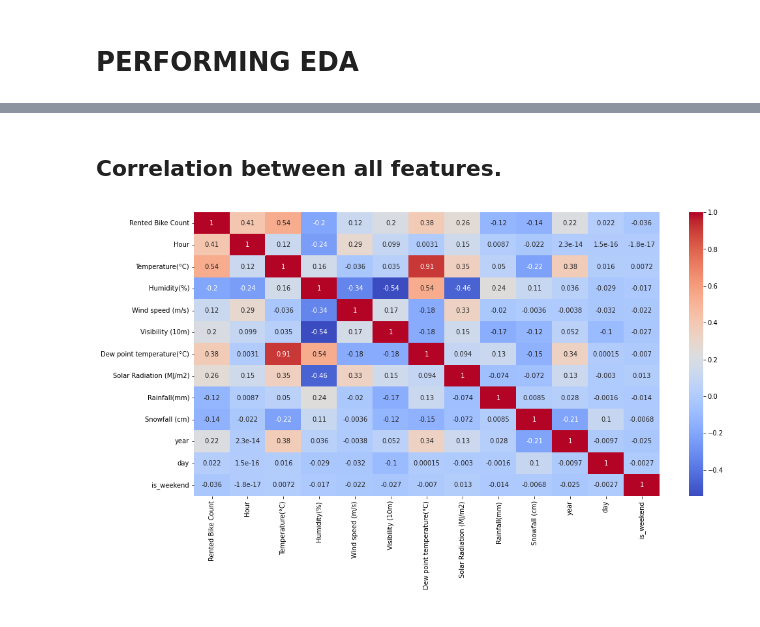
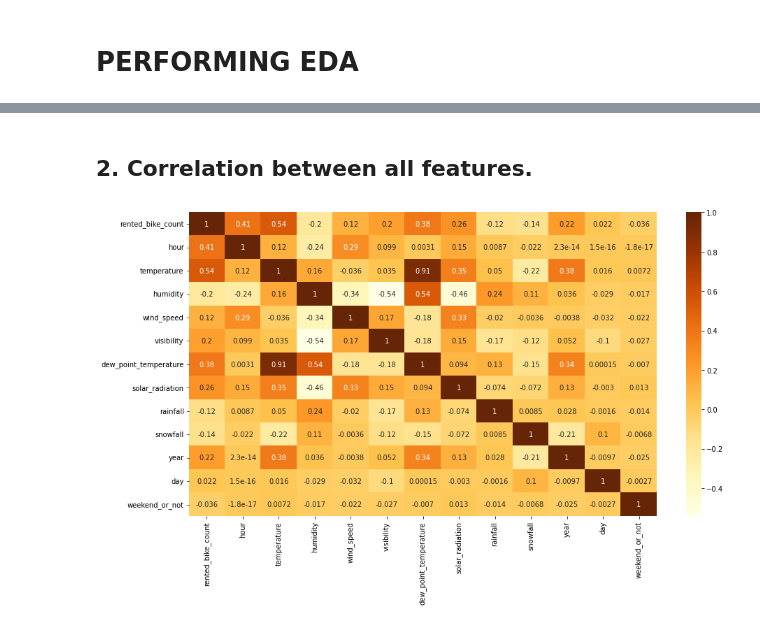
Before and after one commit to Samarjeet-singh-chhabra/LR-Bike-Sharing-Demand-Prediction, a Jupyter notebook: PERSONAL_NOTEBOOK_|_CP_2_|_BIKE_SHARING_DEMAND_PREDICTION_|_SAMARJEET.ipynb, the cells around one changed output, grey strips where cells are left out. Saved outputs shown, nothing was run; the diff lists cells and outputs as text; code cells hidden in the pictures.

```diff
--- a/PERSONAL_NOTEBOOK_|_CP_2_|_BIKE_SHARING_DEMAND_PREDICTION_|_SAMARJEET.ipynb
+++ b/PERSONAL_NOTEBOOK_|_CP_2_|_BIKE_SHARING_DEMAND_PREDICTION_|_SAMARJEET.ipynb
@@ -261,19 +264,38 @@ bike_df.head()
+# %%
+#Rename the complex columns name
+bike_df=bike_df.rename(columns={'Date' : 'date',
+                                'Rented Bike Count':'rented_bike_count',
+                                'Hour' : 'hour',
+                                'Seasons': 'season',
+                                'Holiday': 'holiday',
+                                'Temperature(°C)':'temperature',
+                                'Humidity(%)':'humidity',
+                                'Wind speed (m/s)':'wind_speed',
+                                'Visibility (10m)':'visibility',
+                                'Dew point temperature(°C)':'dew_point_temperature',
+                                'Solar Radiation (MJ/m2)':'solar_radiation',
+                                'Rainfall(mm)':'rainfall',
+                                'Snowfall (cm)':'snowfall',
+                                'Functioning Day':'functioning_day'})
 # %% [markdown]
 ## Creating New columns for Day, Day of week, Month and Year.
 # %%
 # converting the date time column into DateTime format for further usage
-bike_df['Date'] = pd.to_datetime(bike_df['Date'], format="%d/%m/%Y")
+bike_df['date'] = pd.to_datetime(bike_df['date'], format="%d/%m/%Y")
 
 # Creating 4 new columns - Year, Month , Day , Day of week.
-bike_df['year'] = bike_df['Date'].dt.year
-bike_df['month'] = bike_df['Date'].dt.month_name()
-bike_df['day'] = bike_df['Date'].dt.day
-bike_df['day_of_week'] = bike_df['Date'].dt.day_name()
+bike_df['year'] = bike_df['date'].dt.year
+bike_df['month'] = bike_df['date'].dt.month_name()
+bike_df['day'] = bike_df['date'].dt.day
+bike_df['day_of_week'] = bike_df['date'].dt.day_name()
 # %% [markdown]
 ## Creating New columns for weekdays and weekend.
 # %%
 # We are creating a new column is_weekend which contains 1 if yes(saturday/sunday) else it contains 0 to represent weekdays
-bike_df['is_weekend']=bike_df['day_of_week'].apply(lambda x : 1 if x=='Saturday' or x=='Sunday' else 0 )
+bike_df['weekend_or_not']=bike_df['day_of_week'].apply(lambda x : 1 if x=='Saturday' or x=='Sunday' else 0 )
+
+# this column will state it as weekday or weekend, we will use it just for EDA
+bike_df['weekendvsWeekday']=bike_df['day_of_week'].apply(lambda x : 'weekends' if x=='Saturday' or x=='Sunday' else 'weekdays' )
 # %% [markdown]
 # **PERFORMING EDA**
 # %%
@@ -288,10 +318,10 @@ bike_df.head()
 # %% [markdown]
-## Correlation between all features.
+## 2. Correlation between all features.
 # %%
 # Printing correlation heatmap
 
-plt.figure(figsize=(16,8))
-sns.heatmap(bike_df.corr(),annot=True,cmap="coolwarm")
+plt.figure(figsize=(15,8))
+sns.heatmap(bike_df.corr(),annot=True,cmap="YlOrBr")
 plt.show()
 # %% [output]
-[figure, old version]
+[figure, new version]
```
Also changed, not shown: parts of 22 cells of this notebook.
